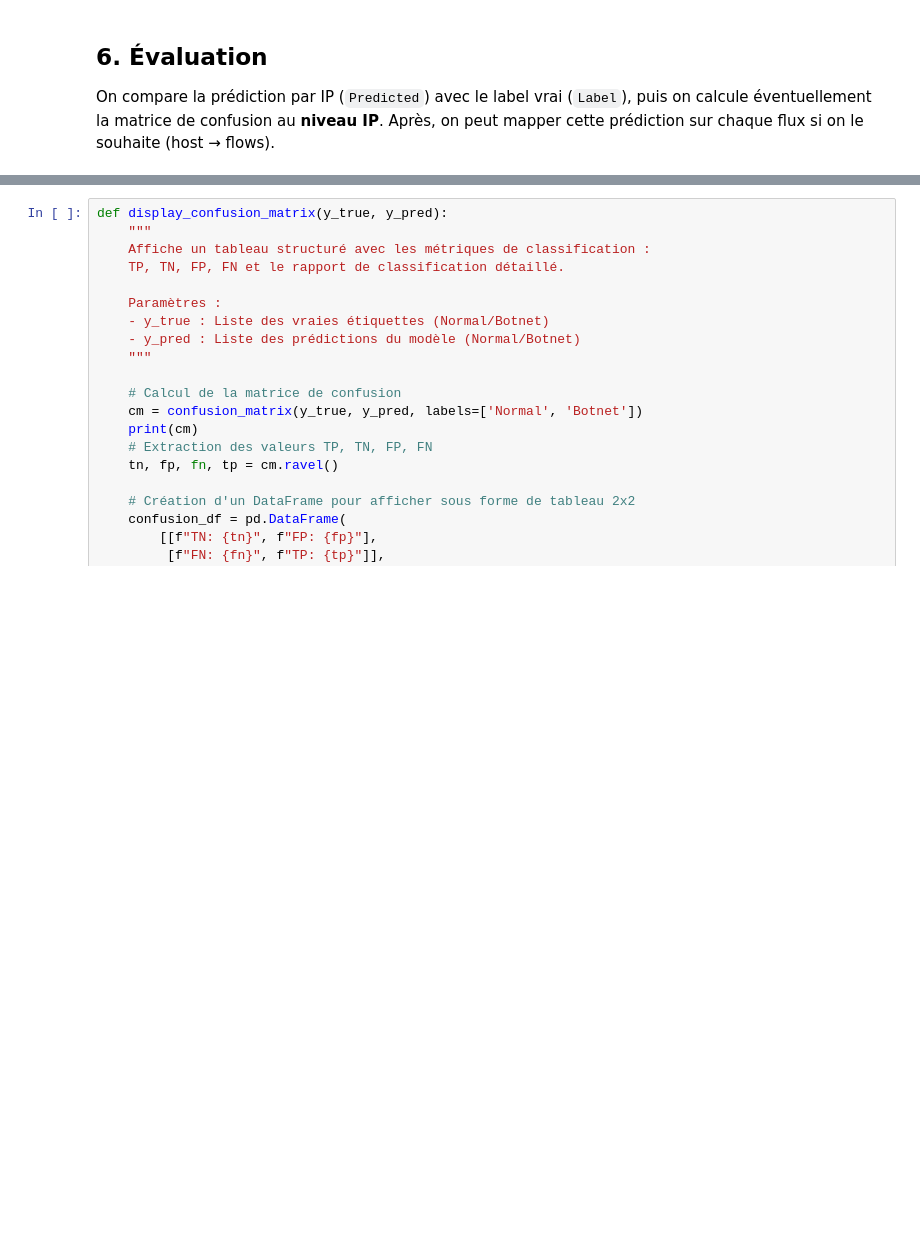
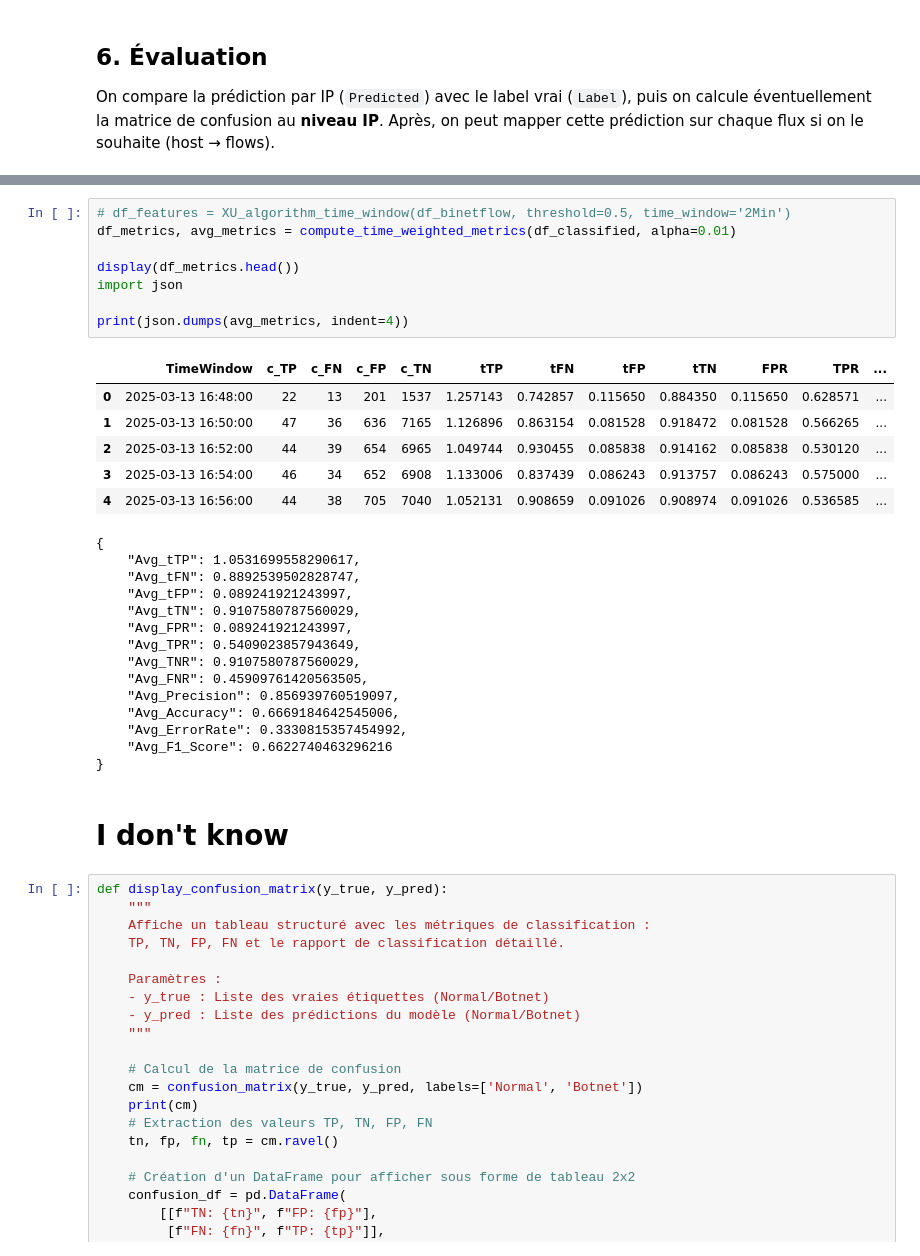
Before and after one commit to Keracles/Xu, a Jupyter notebook: XU.ipynb, the cells around one changed output, grey strips where cells are left out. Cells and saved outputs as stored; diff of their text form; blank space fills up the shorter version.

```diff
--- a/XU.ipynb
+++ b/XU.ipynb
@@ -395,3 +490,34 @@ On compare la prédiction par IP (`Predicted`) avec le label vrai (`Label`), pui
+# %%
+# df_features = XU_algorithm_time_window(df_binetflow, threshold=0.5, time_window='2Min')
+df_metrics, avg_metrics = compute_time_weighted_metrics(df_classified, alpha=0.01)
+
+display(df_metrics.head())
+import json
+
+print(json.dumps(avg_metrics, indent=4))
+# %% [output]
+|  | TimeWindow | c_TP | c_FN | c_FP | c_TN | tTP | tFN | tFP | tTN | FPR | TPR | ... |
+| 0 | 2025-03-13 16:48:00 | 22 | 13 | 201 | 1537 | 1.257143 | 0.742857 | 0.115650 | 0.884350 | 0.115650 | 0.628571 | ... |
+| 1 | 2025-03-13 16:50:00 | 47 | 36 | 636 | 7165 | 1.126896 | 0.863154 | 0.081528 | 0.918472 | 0.081528 | 0.566265 | ... |
+| 2 | 2025-03-13 16:52:00 | 44 | 39 | 654 | 6965 | 1.049744 | 0.930455 | 0.085838 | 0.914162 | 0.085838 | 0.530120 | ... |
+| 3 | 2025-03-13 16:54:00 | 46 | 34 | 652 | 6908 | 1.133006 | 0.837439 | 0.086243 | 0.913757 | 0.086243 | 0.575000 | ... |
+| 4 | 2025-03-13 16:56:00 | 44 | 38 | 705 | 7040 | 1.052131 | 0.908659 | 0.091026 | 0.908974 | 0.091026 | 0.536585 | ... |
+{
+    "Avg_tTP": 1.0531699558290617,
+    "Avg_tFN": 0.8892539502828747,
+    "Avg_tFP": 0.089241921243997,
+    "Avg_tTN": 0.9107580787560029,
+    "Avg_FPR": 0.089241921243997,
+    "Avg_TPR": 0.5409023857943649,
+    "Avg_TNR": 0.9107580787560029,
+    "Avg_FNR": 0.45909761420563505,
+    "Avg_Precision": 0.856939760519097,
+    "Avg_Accuracy": 0.6669184642545006,
+    "Avg_ErrorRate": 0.3330815357454992,
+    "Avg_F1_Score": 0.6622740463296216
+}
+# %% [markdown]
+# I don't know
 # %%
 def display_confusion_matrix(y_true, y_pred):
     """
```
Also changed, not shown: parts of 16 cells of this notebook.
